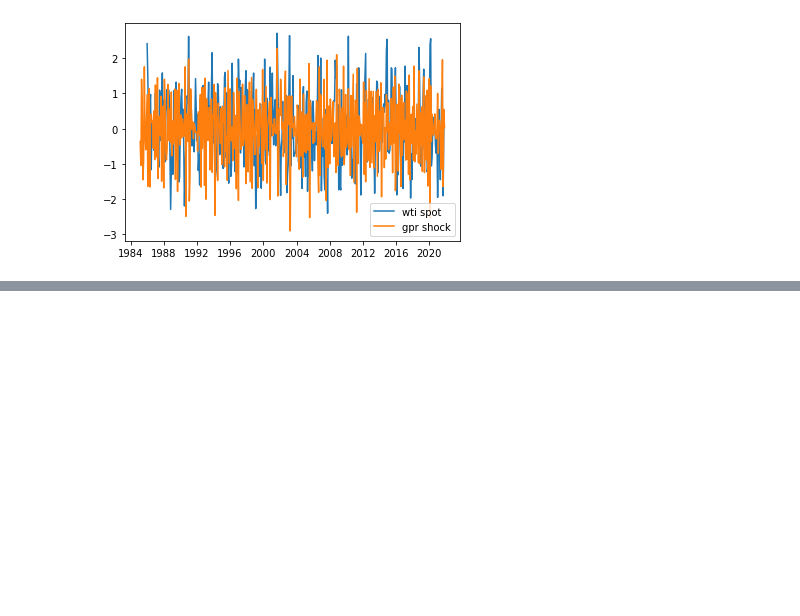
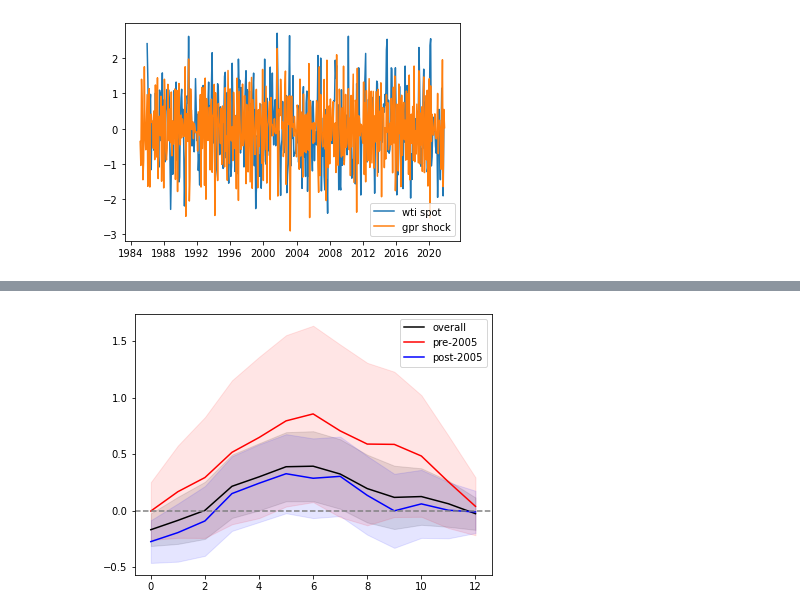
Before and after one commit to t0nychn/UG_thesis, a Jupyter notebook: Exploratory4.ipynb, the cells around one changed output, grey strips where cells are left out. Cells and saved outputs as stored; diff of their text form; code cells hidden in the pictures; blank space fills up the shorter version.

```diff
--- a/Exploratory4.ipynb
+++ b/Exploratory4.ipynb
@@ -61,0 +78,10 @@ draw((model4, model5, model6), cumulative=True)
+# %%
+model7 = ardl('spot', 'GPRI', spot.join(gpr_shock)[:'2005-01-01'])
+model8 = ardl('spot', 'GPRI', spot.join(gpr_shock)['2005-01-01':])
+# %%
+draw((model4, model7, model8),
+     labels=('overall', 'pre-2005', 'post-2005'),
+     colors=('black', 'red', 'blue')
+    )
+# %% [output]
+[figure, added]
```
Also changed, not shown: parts of 47 cells of this notebook, 2 other files.
